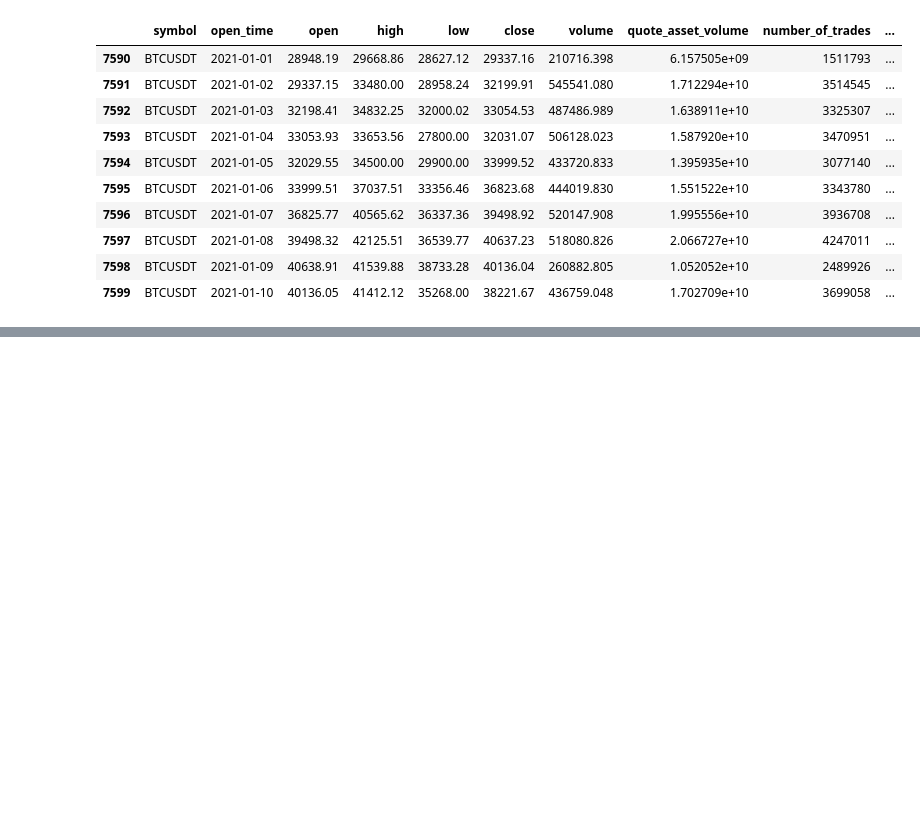
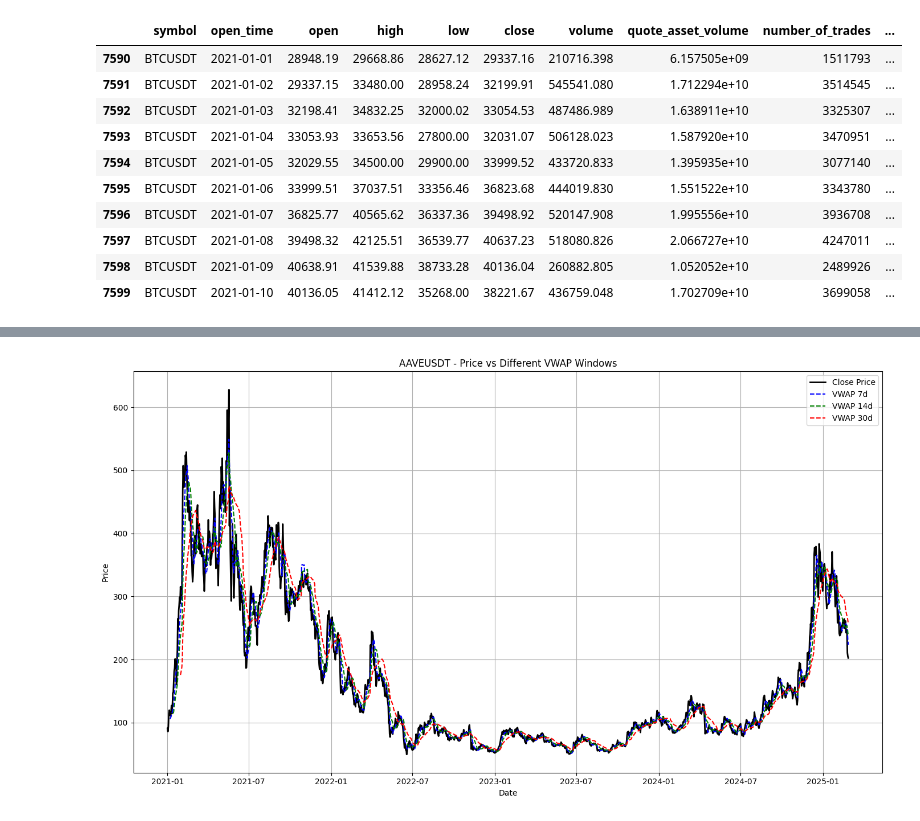
Before and after one commit to adenmao1202/crypto, a Jupyter notebook: Alpha-Research/ML/data_eda.ipynb, the cells around one changed output, grey strips where cells are left out. Cells and saved outputs as stored; diff of their text form; code cells hidden in the pictures; blank space fills up the shorter version.

Commit message:
agg_data made in file ML

```diff
--- a/Alpha-Research/ML/data_eda.ipynb
+++ b/Alpha-Research/ML/data_eda.ipynb
@@ -509,19 +493,42 @@ XTZUSDT        0.592000       8.570000      2.095379
 # %%
-# 繪製 VWAP 與價格的比較圖
-def plot_price_vs_vwap(symbol_name):
+# 繪製不同窗口的 VWAP 與價格的比較圖
+def plot_price_vs_vwaps(symbol_name):
     symbol_data = df[df['symbol'] == symbol_name].copy()
 
-    plt.figure(figsize=(12, 6))
-    plt.plot(symbol_data['open_time'], symbol_data['close'], label='Close Price', color='blue')
-    plt.plot(symbol_data['open_time'], symbol_data['vwap'], label='VWAP', color='red', linestyle='--')
-    plt.title(f'{symbol_name} - Price vs VWAP')
+    plt.figure(figsize=(14, 8))
+    plt.plot(symbol_data['open_time'], symbol_data['close'], label='Close Price', color='black', linewidth=2)
+
+    colors = ['blue', 'green', 'red', 'purple']
+    for i, window in enumerate(windows):
+        col_name = f'vwap_{window}d'
+        plt.plot(symbol_data['open_time'], symbol_data[col_name],
+                 label=f'VWAP {window}d', color=colors[i], linestyle='--')
+
+    plt.title(f'{symbol_name} - Price vs Different VWAP Windows')
     plt.xlabel('Date')
     plt.ylabel('Price')
     plt.grid(True)
     plt.legend()
     plt.tight_layout()
     plt.show()
 
-# 如果想為特定的加密貨幣繪製 VWAP 圖表，取消下面的注釋
+# 可選：添加 VWAP 與收盤價差距的計算
+for window in windows:
+    col_name = f'vwap_{window}d'
+    diff_col = f'vwap_{window}d_diff'
+    df[diff_col] = ((df['close'] - df[col_name]) / df[col_name]) * 100  # 差距百分比
+
+# 計算 VWAP 的趨勢方向 (上升或下降)
+for window in windows:
+    col_name = f'vwap_{window}d'
+    trend_col = f'vwap_{window}d_trend'
+    df[trend_col] = df.groupby('symbol')[col_name].pct_change()
+
+    # 正值表示上升，負值表示下降
+    df[f'{trend_col}_direction'] = np.where(df[trend_col] > 0, 'Up', 'Down')
+
+
 # 例如，為 AAVEUSDT 繪製圖表
-# plot_price_vs_vwap('AAVEUSDT')
+plot_price_vs_vwaps('AAVEUSDT')
+# %% [output]
+[figure, added]
```
Also changed, not shown: parts of 25 cells of this notebook, 1 other file.
